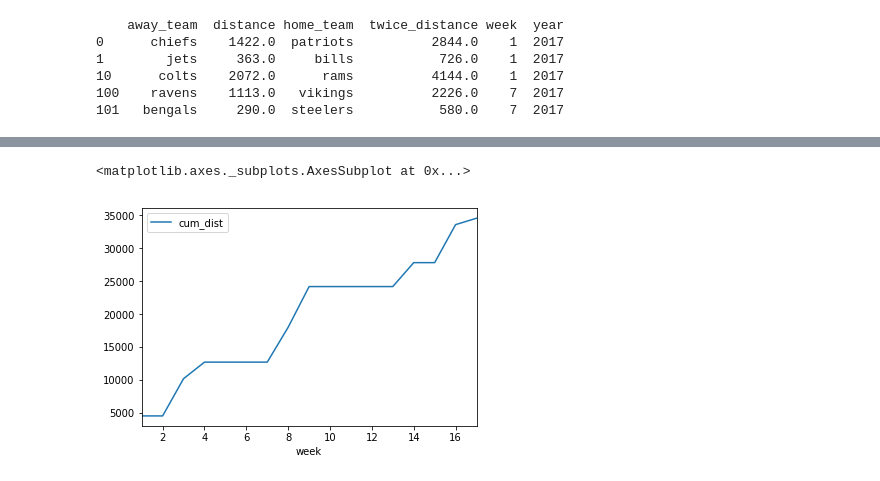
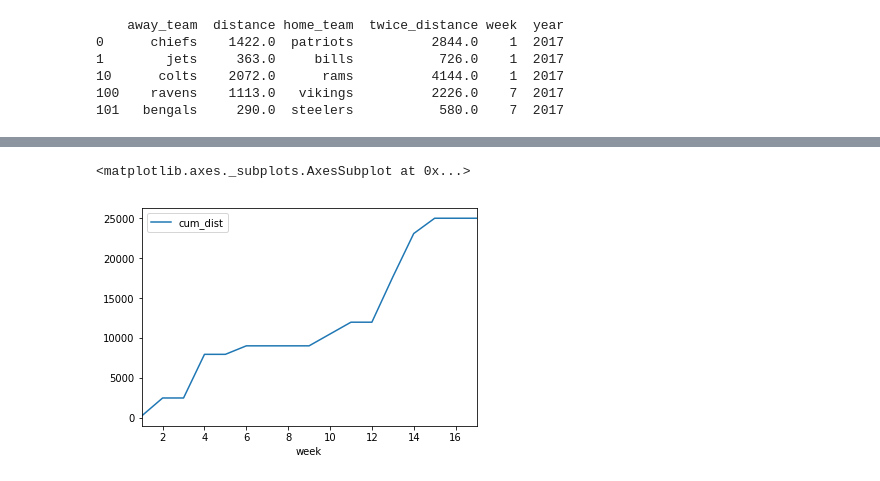
Before and after one commit to jonathanrfox/notebooks, a Jupyter notebook: nfl_travelling_distances.ipynb, the cells around one changed output, grey strips where cells are left out. Saved outputs shown, nothing was run; the diff lists cells and outputs as text; code cells hidden in the pictures.

```diff
--- a/nfl_travelling_distances.ipynb
+++ b/nfl_travelling_distances.ipynb
@@ -109 +111,3 @@ dist_df.tail()
+# %%
+schedule_with_distances_fn = './data/schedule_with_distances.json'
 # %% [markdown]
@@ -119,3 +120,3 @@ Import from json
 # %%
-with open('./data/schedule_with_distances.json') as f:
+with open(schedule_with_distances_fn) as f:
     dist_df = pd.DataFrame(json.load(f))
@@ -204,0 +159,7 @@ _sorted = raiders.sort_values(by='week')
+# %%
+def team_details(df, team):
+    team_df = df[(df.home_team == team) | (df.away_team == team)].copy()
+    team_df.reset_index(drop=True, inplace=True)
+    team_df.loc[team_df.home_team == team, 'twice_distance'] = 0
+    team_df['cum_dist'] = team_df.sort_values(by='week').twice_distance.cumsum()
+    return team_df.sort_values(by='week')
@@ -204,0 +168,3 @@ _sorted = raiders.sort_values(by='week')
+# %%
+eagles_df = team_details(dist_df, 'eagles')
+print(eagles_df)
@@ -205,5 +189,5 @@ _sorted = raiders.sort_values(by='week')
 # %%
-_sorted.plot('week', 'cum_dist')
+eagles_df.plot(x='week', y='cum_dist')
 # %% [output]
 <matplotlib.axes._subplots.AxesSubplot at 0x...>
-[figure, old version]
+[figure, new version]
```
Also changed, not shown: parts of 36 cells of this notebook, 3 other files.
